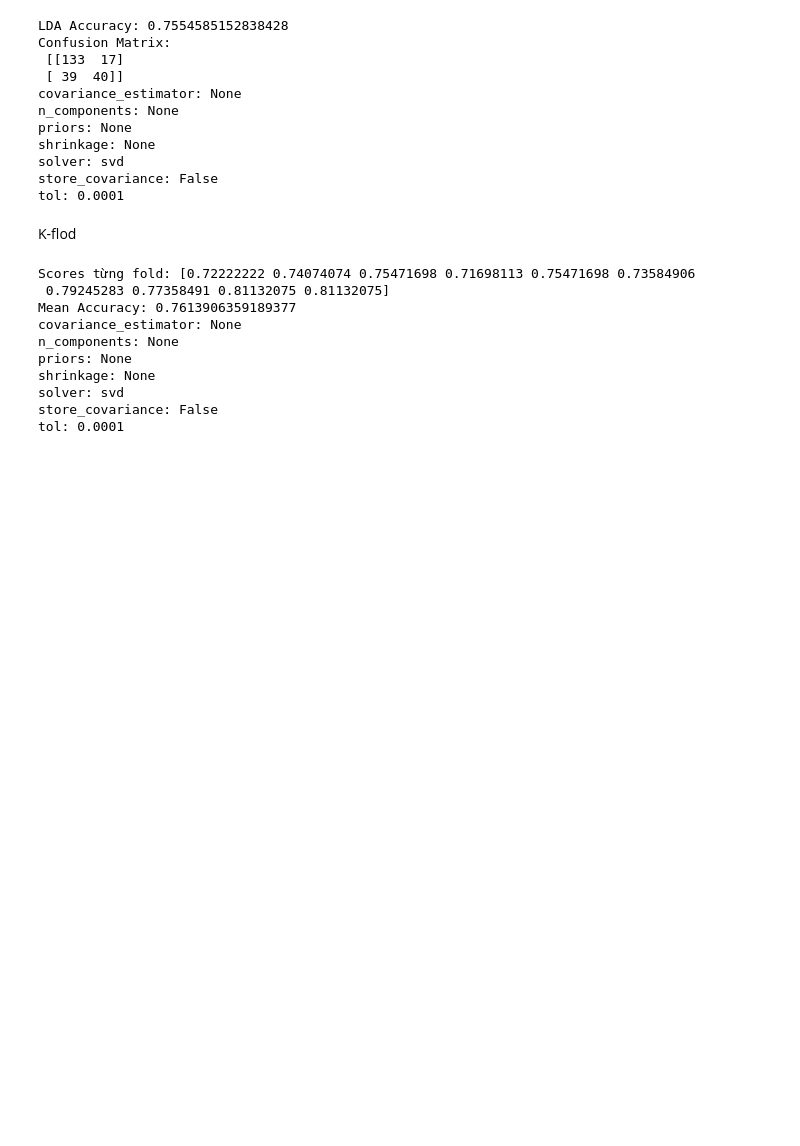
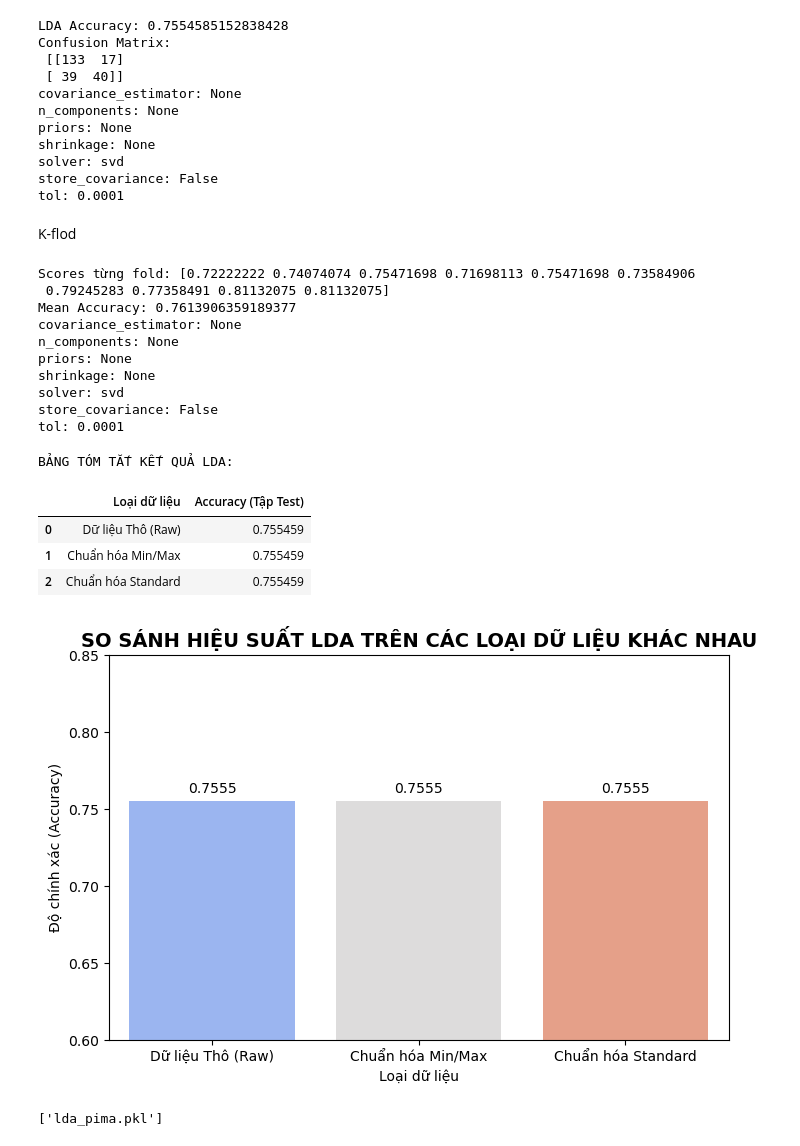
Before and after one commit to JaseSous/ai-project, a Jupyter notebook: Linear_Discrimination.ipynb, the cells around one changed output. Saved outputs shown, nothing was run; the diff lists cells and outputs as text; code cells hidden in the pictures; blank space fills up the shorter version.

Commit message:
chỉnh sửa model còn lại cho hợp với TH07

```diff
--- a/Linear_Discrimination.ipynb
+++ b/Linear_Discrimination.ipynb
@@ -223,6 +223,74 @@ shrinkage: None
 solver: svd
 store_covariance: False
 tol: 0.0001
+# %%
+# 1. Dữ liệu thô (Raw)
+X_train_raw = X_train.copy()
+X_test_raw = X_test.copy()
+
+# 2. Xử lý chuẩn hóa Min/Max
+from sklearn.preprocessing import MinMaxScaler
+scaler_minmax = MinMaxScaler()
+X_train_minmax = scaler_minmax.fit_transform(X_train)
+X_test_minmax = scaler_minmax.transform(X_test)
+
+# 3. Xử lý chuẩn hóa Standard (Z-score)
+from sklearn.preprocessing import StandardScaler
+scaler_std = StandardScaler()
+X_train_std = scaler_std.fit_transform(X_train)
+X_test_std = scaler_std.transform(X_test)
+# %%
+import pandas as pd
+import matplotlib.pyplot as plt
+import seaborn as sns
+from sklearn.discriminant_analysis import LinearDiscriminantAnalysis
+from sklearn.metrics import accuracy_score
+
+# Khởi tạo mô hình LDA
+lda_model = LinearDiscriminantAnalysis()
+
+# 1. Chạy trên dữ liệu Thô (Raw)
+lda_model.fit(X_train_raw, y_train)
+acc_raw_lda = accuracy_score(y_test, lda_model.predict(X_test_raw))
+
+# 2. Chạy trên dữ liệu Min/Max
+lda_model.fit(X_train_minmax, y_train)
+acc_minmax_lda = accuracy_score(y_test, lda_model.predict(X_test_minmax))
+
+# 3. Chạy trên dữ liệu Standard
+lda_model.fit(X_train_std, y_train)
+acc_std_lda = accuracy_score(y_test, lda_model.predict(X_test_std))
+
+# --- TÓM TẮT VÀ TRÌNH DIỄN KẾT QUẢ LDA ---
+results_lda = pd.DataFrame({
+    'Loại dữ liệu': ['Dữ liệu Thô (Raw)', 'Chuẩn hóa Min/Max', 'Chuẩn hóa Standard'],
+    'Accuracy (Tập Test)': [acc_raw_lda, acc_minmax_lda, acc_std_lda]
+})
+
+print("BẢNG TÓM TẮT KẾT QUẢ LDA:")
+display.display(results_lda)
+
+# Vẽ biểu đồ trình diễn
+plt.figure(figsize=(8, 5))
+sns.barplot(x='Loại dữ liệu', y='Accuracy (Tập Test)', data=results_lda, palette='coolwarm')
+plt.title('SO SÁNH HIỆU SUẤT LDA TRÊN CÁC LOẠI DỮ LIỆU KHÁC NHAU', fontsize=14, fontweight='bold')
+plt.ylabel('Độ chính xác (Accuracy)')
+plt.ylim(0.60, 0.85)
+for index, row in results_lda.iterrows():
+    plt.text(index, row['Accuracy (Tập Test)'] + 0.005, f"{row['Accuracy (Tập Test)']:.4f}", color='black', ha="center")
+plt.show()
+
+# Lưu mô hình (Tùy chọn)
+import joblib
+joblib.dump(lda_model, 'lda_pima.pkl')
+# %% [output]
+BẢNG TÓM TẮT KẾT QUẢ LDA:
+|  | Loại dữ liệu | Accuracy (Tập Test) |
+| 0 | Dữ liệu Thô (Raw) | 0.755459 |
+| 1 | Chuẩn hóa Min/Max | 0.755459 |
+| 2 | Chuẩn hóa Standard | 0.755459 |
+[figure, added]
+['lda_pima.pkl']
 # %%
 !jupyter nbconvert --to html Linear_Discrimination.ipynb
 # %% [output]
```
Also changed, not shown: parts of 1 cell of this notebook, 2 other files.
